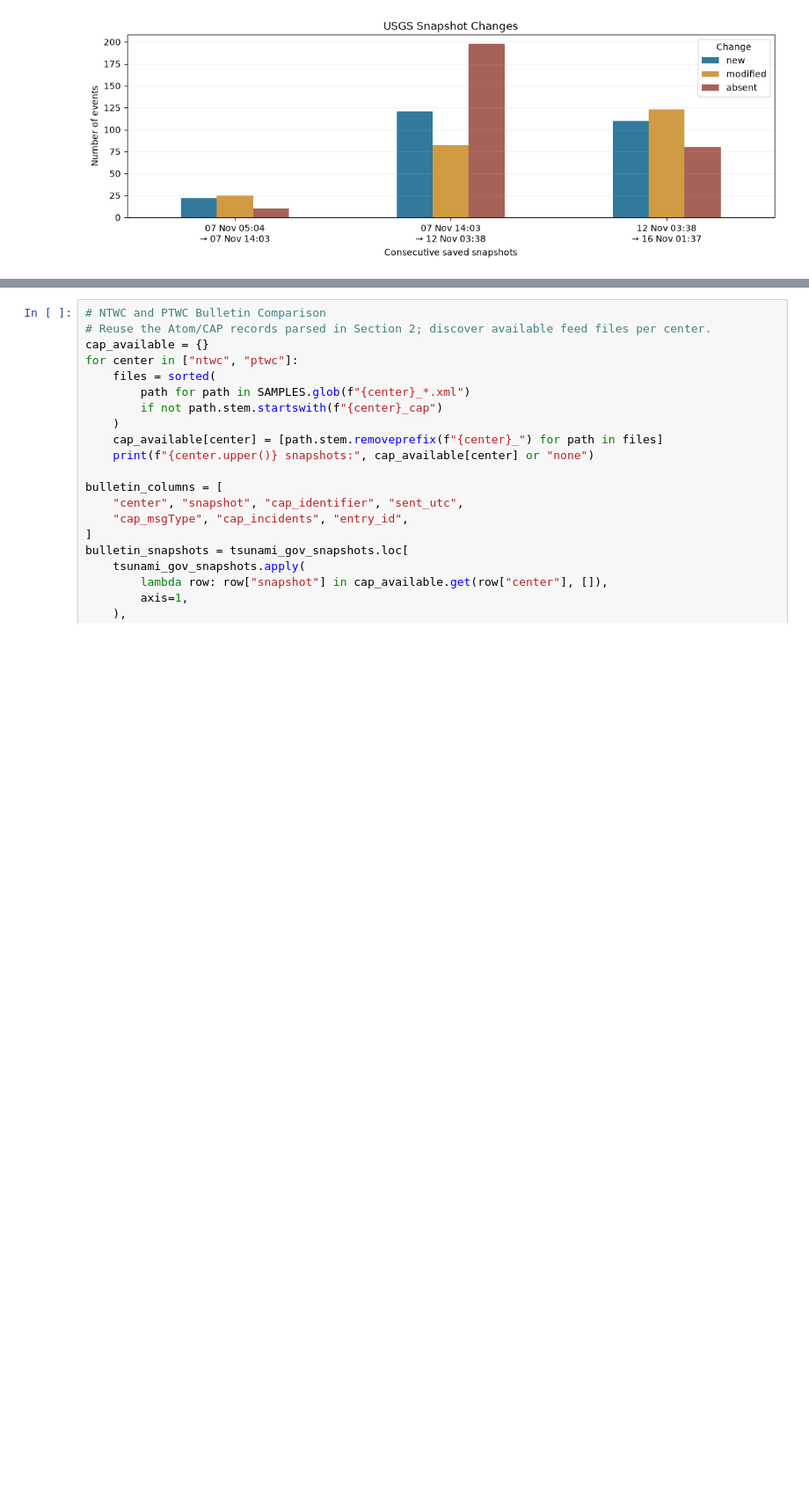
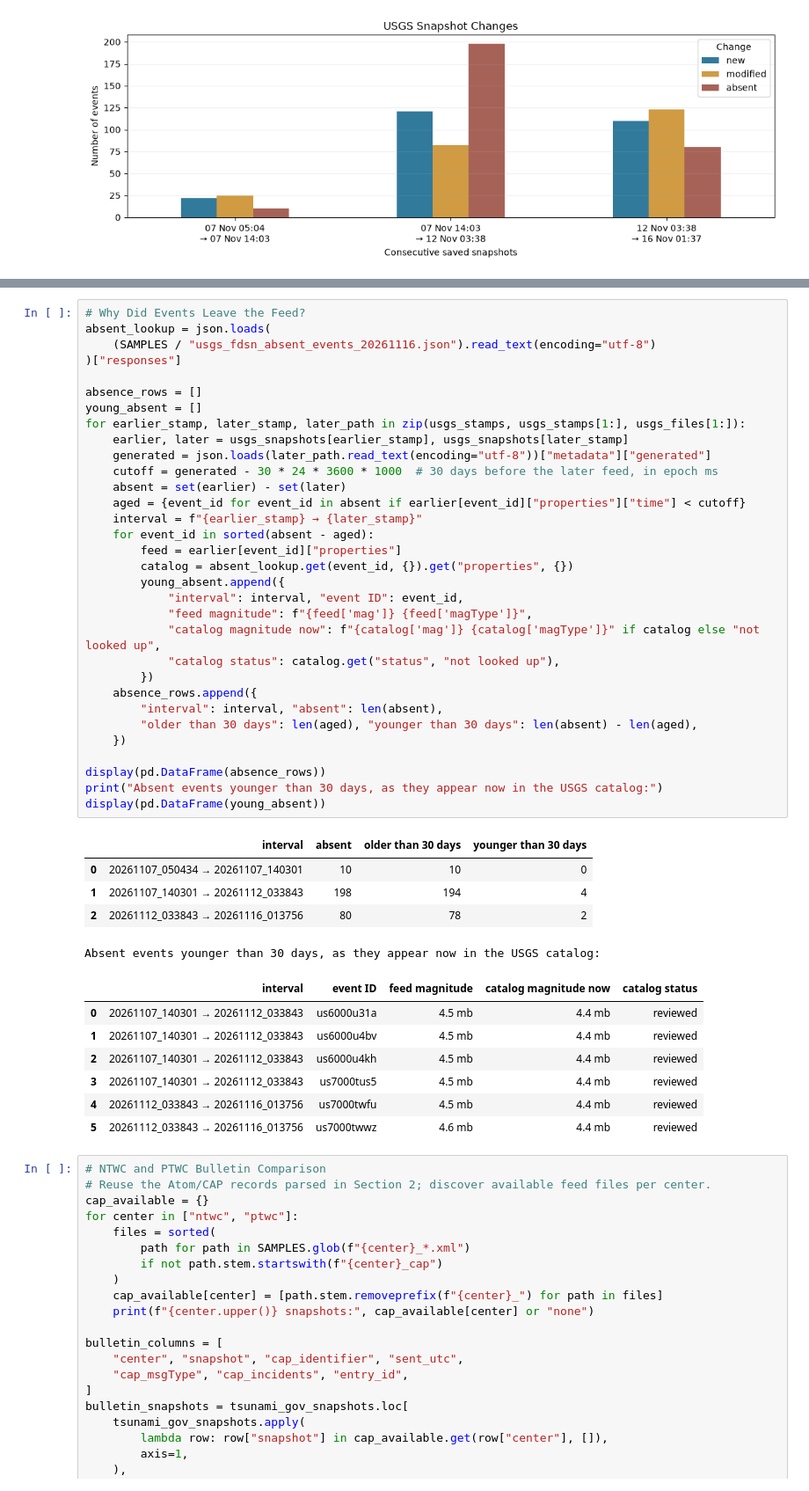
Before and after one commit to g8martinezsilva/tsunami-monitoring, a Jupyter notebook: notebooks/01_source_profiling.ipynb, the cells around one changed output, grey strips where cells are left out. Shown at 88% size. Cells and saved outputs as stored; diff of their text form; blank space fills up the shorter version.

Commit message:
Explain why events leave the USGS feed
282 of 288 absent events aged out of the 30-day window; the other 6 had magnitudes revised below 4.5. Save the USGS catalog lookups as evidence.

```diff
--- a/notebooks/01_source_profiling.ipynb
+++ b/notebooks/01_source_profiling.ipynb
@@ -1106,3 +1110,48 @@ Examples of revised event values:
+# %%
+# Why Did Events Leave the Feed?
+absent_lookup = json.loads(
+    (SAMPLES / "usgs_fdsn_absent_events_20261116.json").read_text(encoding="utf-8")
+)["responses"]
+
+absence_rows = []
+young_absent = []
+for earlier_stamp, later_stamp, later_path in zip(usgs_stamps, usgs_stamps[1:], usgs_files[1:]):
+    earlier, later = usgs_snapshots[earlier_stamp], usgs_snapshots[later_stamp]
+    generated = json.loads(later_path.read_text(encoding="utf-8"))["metadata"]["generated"]
+    cutoff = generated - 30 * 24 * 3600 * 1000  # 30 days before the later feed, in epoch ms
+    absent = set(earlier) - set(later)
+    aged = {event_id for event_id in absent if earlier[event_id]["properties"]["time"] < cutoff}
+    interval = f"{earlier_stamp} → {later_stamp}"
+    for event_id in sorted(absent - aged):
+        feed = earlier[event_id]["properties"]
+        catalog = absent_lookup.get(event_id, {}).get("properties", {})
+        young_absent.append({
+            "interval": interval, "event ID": event_id,
+            "feed magnitude": f"{feed['mag']} {feed['magType']}",
+            "catalog magnitude now": f"{catalog['mag']} {catalog['magType']}" if catalog else "not looked up",
+            "catalog status": catalog.get("status", "not looked up"),
+        })
+    absence_rows.append({
+        "interval": interval, "absent": len(absent),
+        "older than 30 days": len(aged), "younger than 30 days": len(absent) - len(aged),
+    })
+
+display(pd.DataFrame(absence_rows))
+print("Absent events younger than 30 days, as they appear now in the USGS catalog:")
+display(pd.DataFrame(young_absent))
+# %% [output]
+|  | interval | absent | older than 30 days | younger than 30 days |
+| 0 | 20261107_050434 → 20261107_140301 | 10 | 10 | 0 |
+| 1 | 20261107_140301 → 20261112_033843 | 198 | 194 | 4 |
+| 2 | 20261112_033843 → 20261116_013756 | 80 | 78 | 2 |
+Absent events younger than 30 days, as they appear now in the USGS catalog:
+|  | interval | event ID | feed magnitude | catalog magnitude now | catalog status |
+| 0 | 20261107_140301 → 20261112_033843 | us6000u31a | 4.5 mb | 4.4 mb | reviewed |
+| 1 | 20261107_140301 → 20261112_033843 | us6000u4bv | 4.5 mb | 4.4 mb | reviewed |
+| 2 | 20261107_140301 → 20261112_033843 | us6000u4kh | 4.5 mb | 4.4 mb | reviewed |
+| 3 | 20261107_140301 → 20261112_033843 | us7000tus5 | 4.5 mb | 4.4 mb | reviewed |
+| 4 | 20261112_033843 → 20261116_013756 | us7000twfu | 4.5 mb | 4.4 mb | reviewed |
+| 5 | 20261112_033843 → 20261116_013756 | us7000twwz | 4.6 mb | 4.4 mb | reviewed |
 # %%
 # NTWC and PTWC Bulletin Comparison
 # Reuse the Atom/CAP records parsed in Section 2; discover available feed files per center.
```
Also changed, not shown: parts of 2 cells of this notebook, 1 other file.
